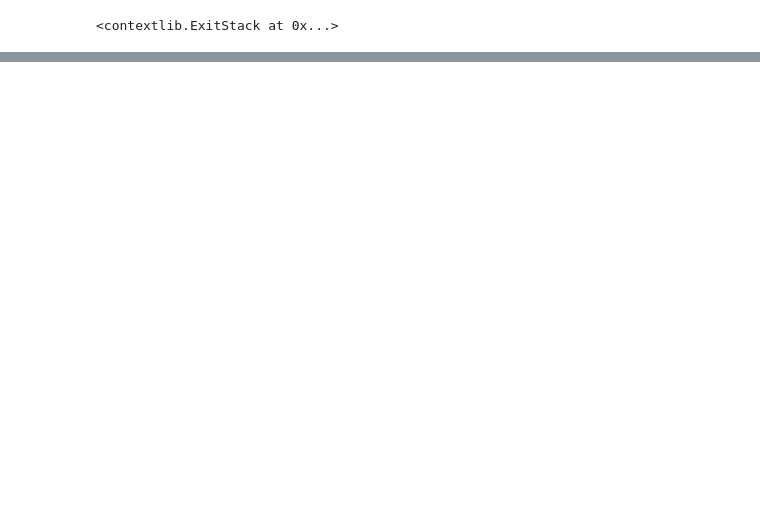
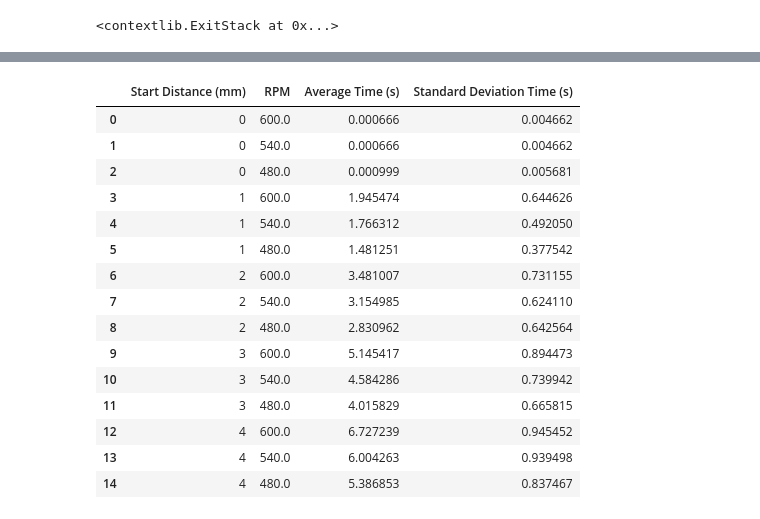
Before and after one commit to l0g1c-80m8/screw-dynamics-sindy, a Jupyter notebook: notebook/simulation-time-results.ipynb, the cells around one changed output, grey strips where cells are left out. Cells and saved outputs as stored; diff of their text form; code cells hidden in the pictures; blank space fills up the shorter version.

```diff
--- a/notebook/simulation-time-results.ipynb
+++ b/notebook/simulation-time-results.ipynb
@@ -204,0 +269,19 @@ pd.DataFrame({
+# %%
+df
+# %% [output]
+|  | Start Distance (mm) | RPM | Average Time (s) | Standard Deviation Time (s) |
+| 0 | 0 | 600.0 | 0.000666 | 0.004662 |
+| 1 | 0 | 540.0 | 0.000666 | 0.004662 |
+| 2 | 0 | 480.0 | 0.000999 | 0.005681 |
+| 3 | 1 | 600.0 | 1.945474 | 0.644626 |
+| 4 | 1 | 540.0 | 1.766312 | 0.492050 |
+| 5 | 1 | 480.0 | 1.481251 | 0.377542 |
+| 6 | 2 | 600.0 | 3.481007 | 0.731155 |
+| 7 | 2 | 540.0 | 3.154985 | 0.624110 |
+| 8 | 2 | 480.0 | 2.830962 | 0.642564 |
+| 9 | 3 | 600.0 | 5.145417 | 0.894473 |
+| 10 | 3 | 540.0 | 4.584286 | 0.739942 |
+| 11 | 3 | 480.0 | 4.015829 | 0.665815 |
+| 12 | 4 | 600.0 | 6.727239 | 0.945452 |
+| 13 | 4 | 540.0 | 6.004263 | 0.939498 |
+| 14 | 4 | 480.0 | 5.386853 | 0.837467 |
```
Also changed, not shown: parts of 7 cells of this notebook.
